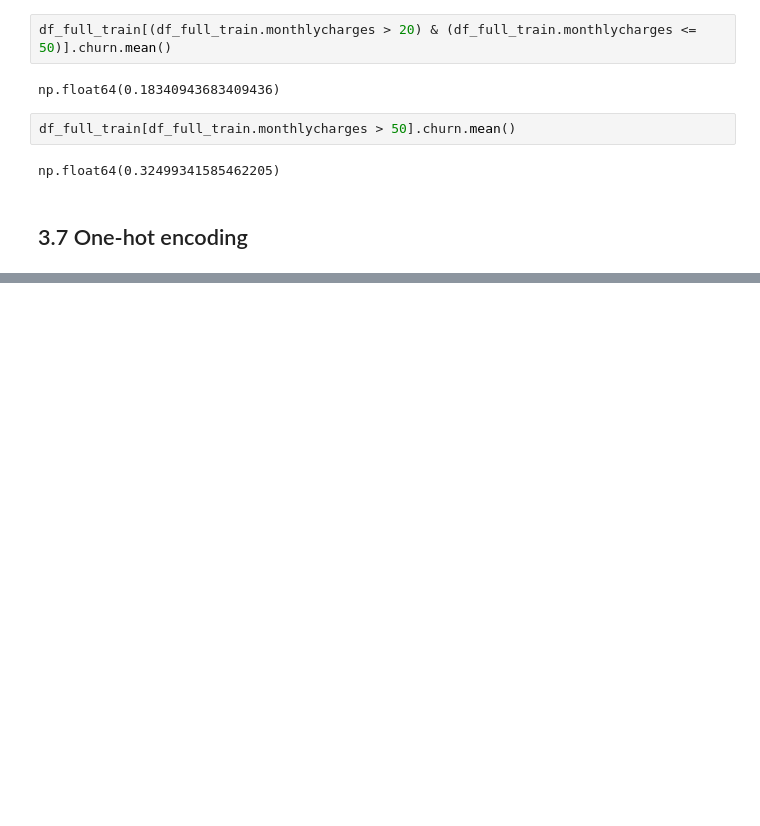
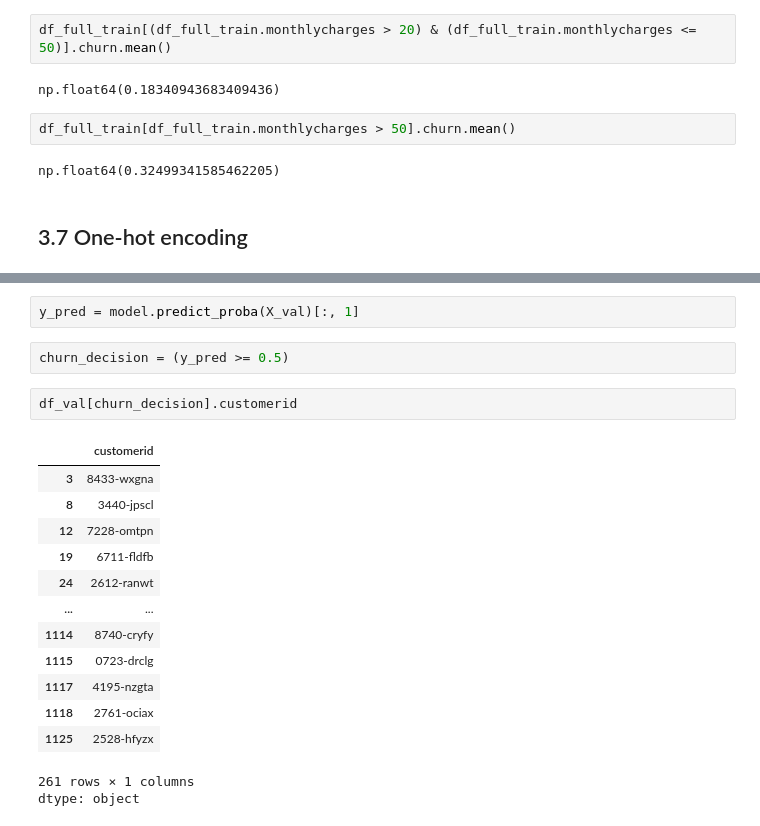
Before and after one commit to abliskan/ML-Zoomcamp-Personal-Note, a Jupyter notebook: 03_Classification/exercise/Week_3.ipynb, the cells around one changed output, grey strips where cells are left out. Saved outputs shown, nothing was run; the diff lists cells and outputs as text; blank space fills up the shorter version.

```diff
--- a/03_Classification/exercise/Week_3.ipynb
+++ b/03_Classification/exercise/Week_3.ipynb
@@ -378,0 +477,21 @@ np.float64(0.32499341585462205)
+# %%
+y_pred = model.predict_proba(X_val)[:, 1]
+# %%
+churn_decision = (y_pred >= 0.5)
+# %%
+df_val[churn_decision].customerid
+# %% [output]
+|  | customerid |
+| 3 | 8433-wxgna |
+| 8 | 3440-jpscl |
+| 12 | 7228-omtpn |
+| 19 | 6711-fldfb |
+| 24 | 2612-ranwt |
+| ... | ... |
+| 1114 | 8740-cryfy |
+| 1115 | 0723-drclg |
+| 1117 | 4195-nzgta |
+| 1118 | 2761-ociax |
+| 1125 | 2528-hfyzx |
+261 rows × 1 columns
+dtype: object
```
Also changed, not shown: parts of 38 cells of this notebook.
